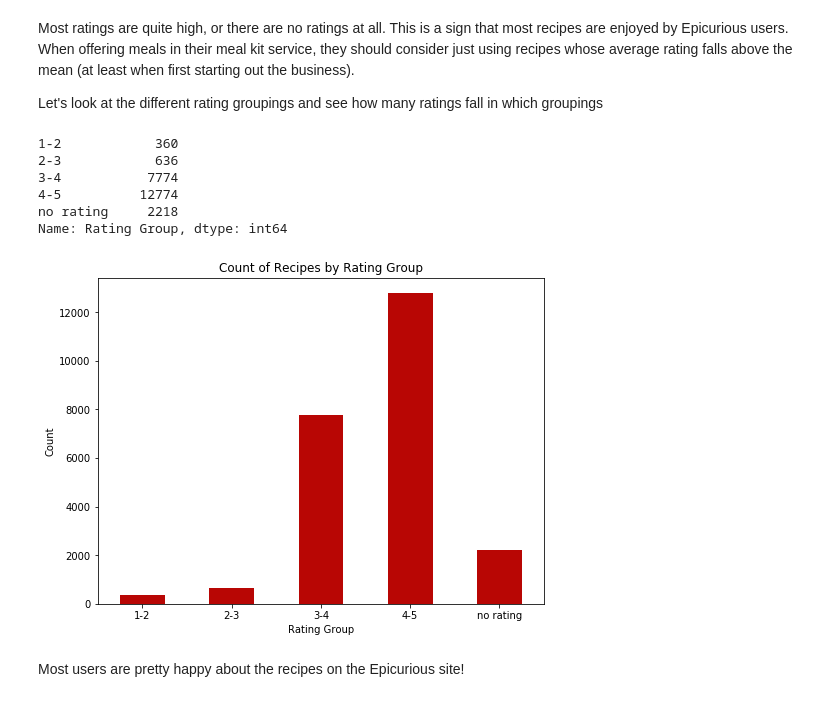
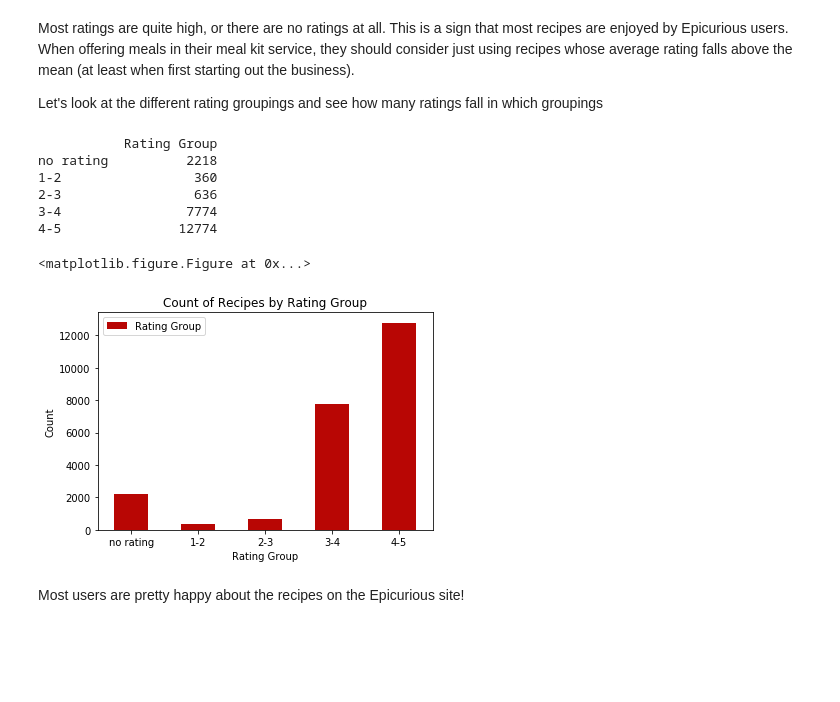
Before and after one commit to isabelvanzijl/Capstone-Project-2, a Jupyter notebook: Exploratory_Data_Analysis.ipynb, the cells around one changed output. Cells and saved outputs as stored; diff of their text form; code cells hidden in the pictures; blank space fills up the shorter version.

```diff
--- a/Exploratory_Data_Analysis.ipynb
+++ b/Exploratory_Data_Analysis.ipynb
@@ -183,28 +164,29 @@ Most ratings are quite high, or there are no ratings at all. This is a sign that
 Let's look at the different rating groupings and see how many ratings fall in which groupings
 # %%
 # extract value counts of different rating groups
-freq_ratgrp = df_full['Rating Group'].value_counts().sort_index()
-freq_ratgrp
+order = ['no rating', '1-2', '2-3', '3-4', '4-5']
+freq_ratgrp = pd.DataFrame(df_full['Rating Group'].value_counts()).reindex(order)
+print(freq_ratgrp)
 # %% [output]
-1-2            360
-2-3            636
-3-4           7774
-4-5          12774
-no rating     2218
-Name: Rating Group, dtype: int64
+           Rating Group
+no rating          2218
+1-2                 360
+2-3                 636
+3-4                7774
+4-5               12774
 # %%
 # plot the value counts of different rating groups in a bar graph
-fig = plt.figure(figsize=(8,6))
+fig = plt.figure(figsize=(10,8))
 fig = freq_ratgrp.plot(kind='bar')
 fig.set_xlabel('Rating Group')
 fig.set_ylabel('Count')
 fig.set_title('Count of Recipes by Rating Group')
-#fig.set_xticklabels(weather_count['index'].tolist(), fontsize='medium')
 fig = plt.xticks(rotation=0)
 #_.yaxis.grid(True,alpha=.5)
 plt.show()
 # %% [output]
+<matplotlib.figure.Figure at 0x...>
-[figure, old version]
+[figure, new version]
 # %% [markdown]
 Most users are pretty happy about the recipes on the Epicurious site!
 # %% [markdown]
```
Also changed, not shown: parts of 7 cells of this notebook.
